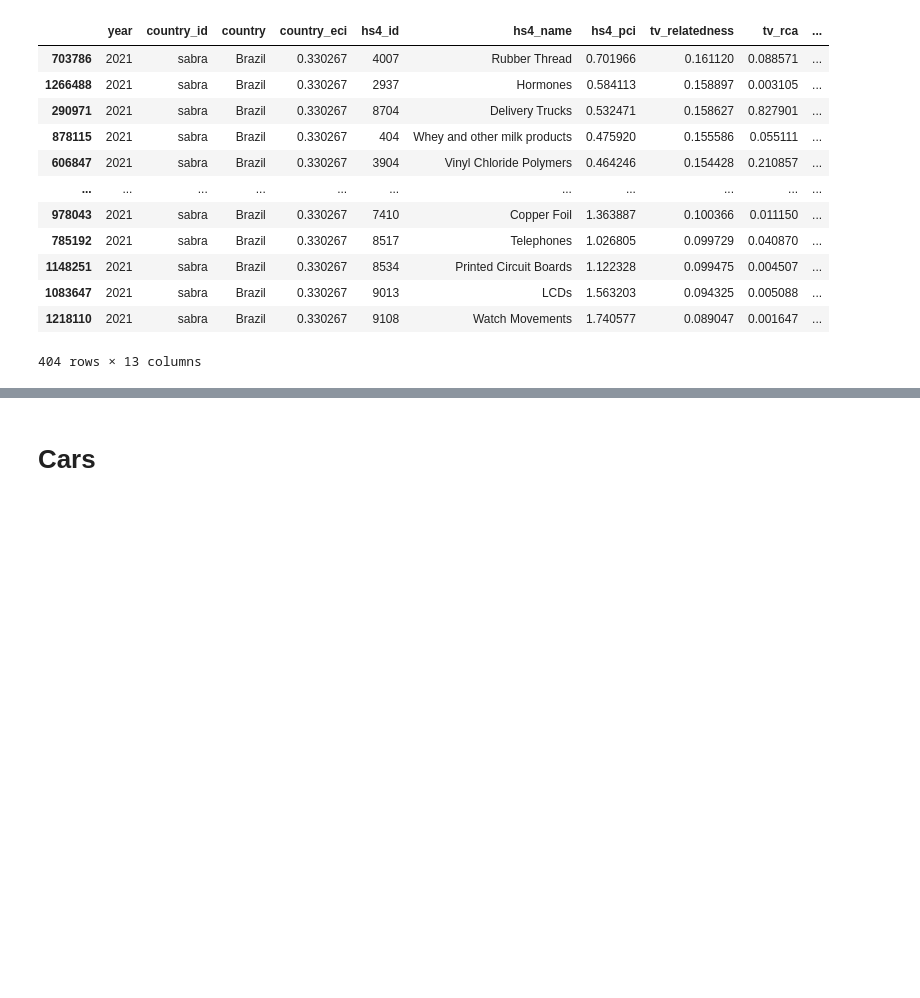
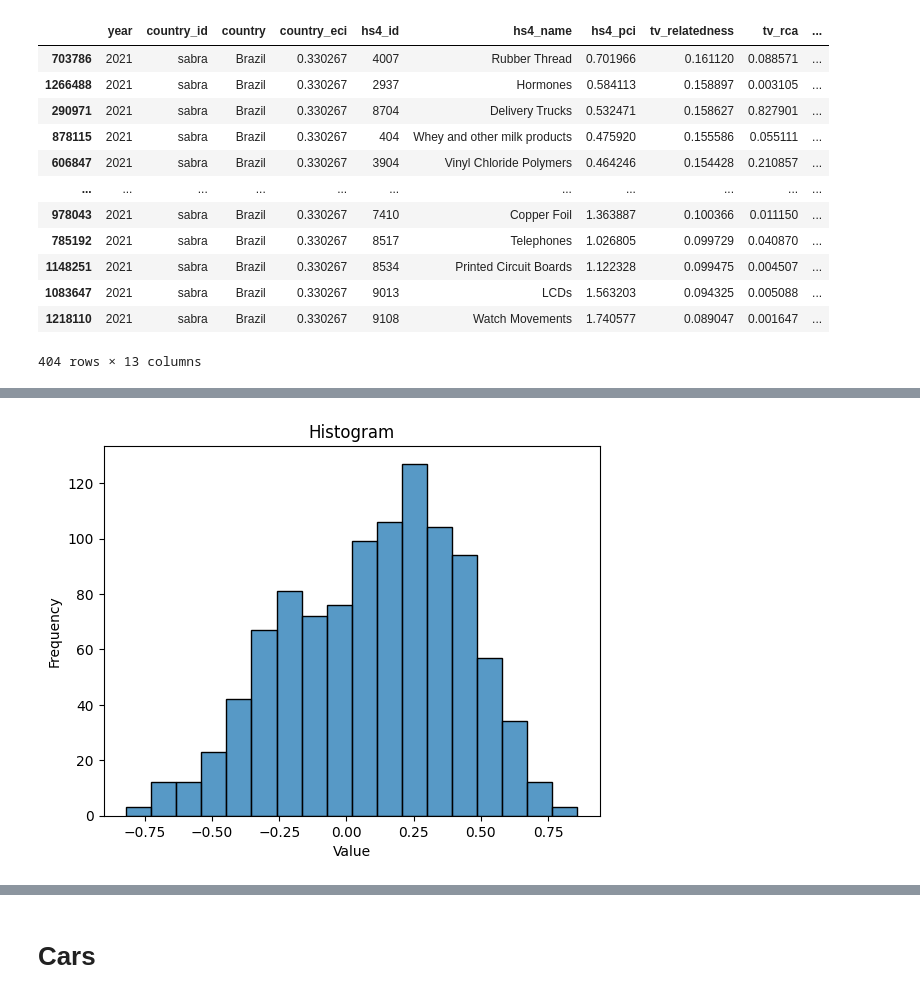
Before and after one commit to gabrielcaser/ip_complexity, a Jupyter notebook: oec_data/create_variables_opportunity/create_opportunity_variables.ipynb, the cells around one changed output, grey strips where cells are left out. Drawn from its saved outputs; the diff is of its cells as text; code cells hidden in the pictures; blank space fills up the shorter version.

```diff
--- a/oec_data/create_variables_opportunity/create_opportunity_variables.ipynb
+++ b/oec_data/create_variables_opportunity/create_opportunity_variables.ipynb
@@ -78,0 +91,16 @@ df[(df["country"] == "Brazil") & (df["year"] == 2021) &
+# %%
+import seaborn as sns
+import matplotlib.pyplot as plt
+
+# Create the histogram using Seaborn
+sns.histplot(df[(df["country"] == "Brazil") & (df["year"] == 2021)]["opportunity_index_2"])
+
+# Set labels and title
+plt.xlabel('Value')
+plt.ylabel('Frequency')
+plt.title('Histogram')
+
+# Show the histogram
+plt.show()
+# %% [output]
+[figure, added]
```
Also changed, not shown: parts of 5 cells of this notebook, 3 other files.
